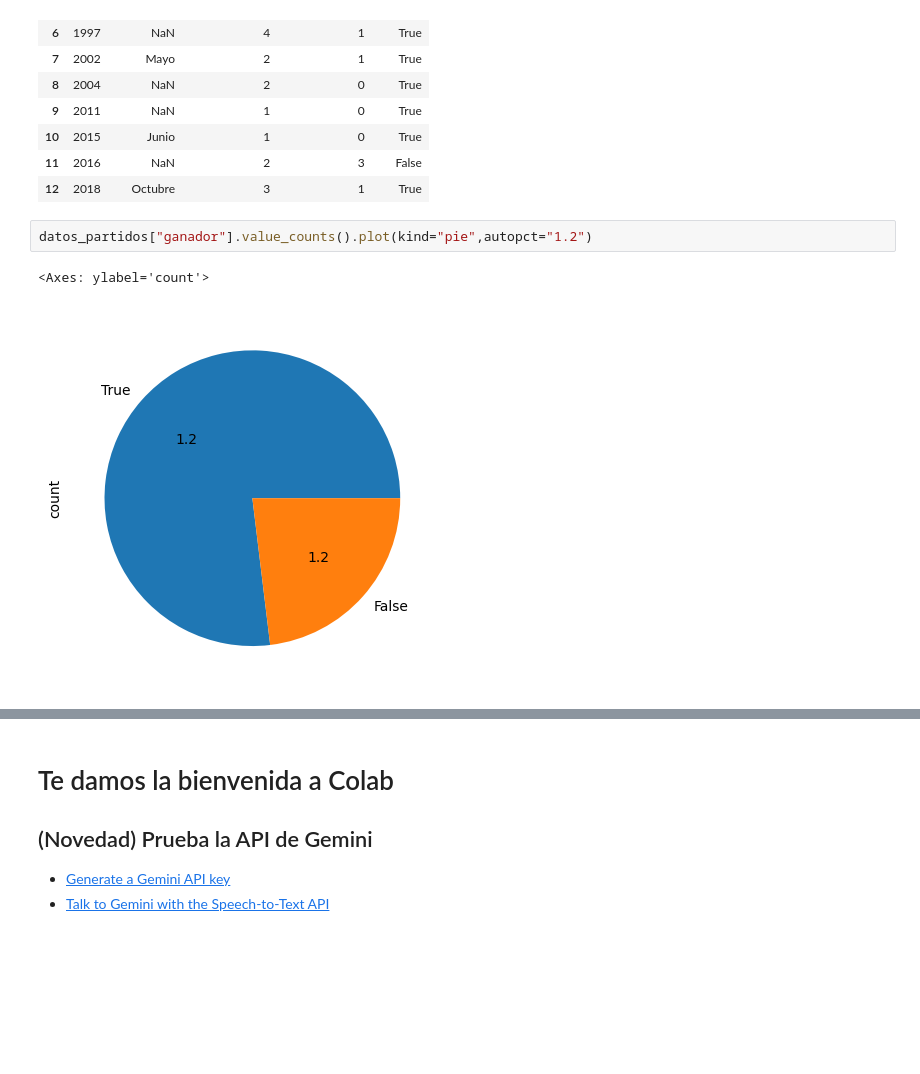
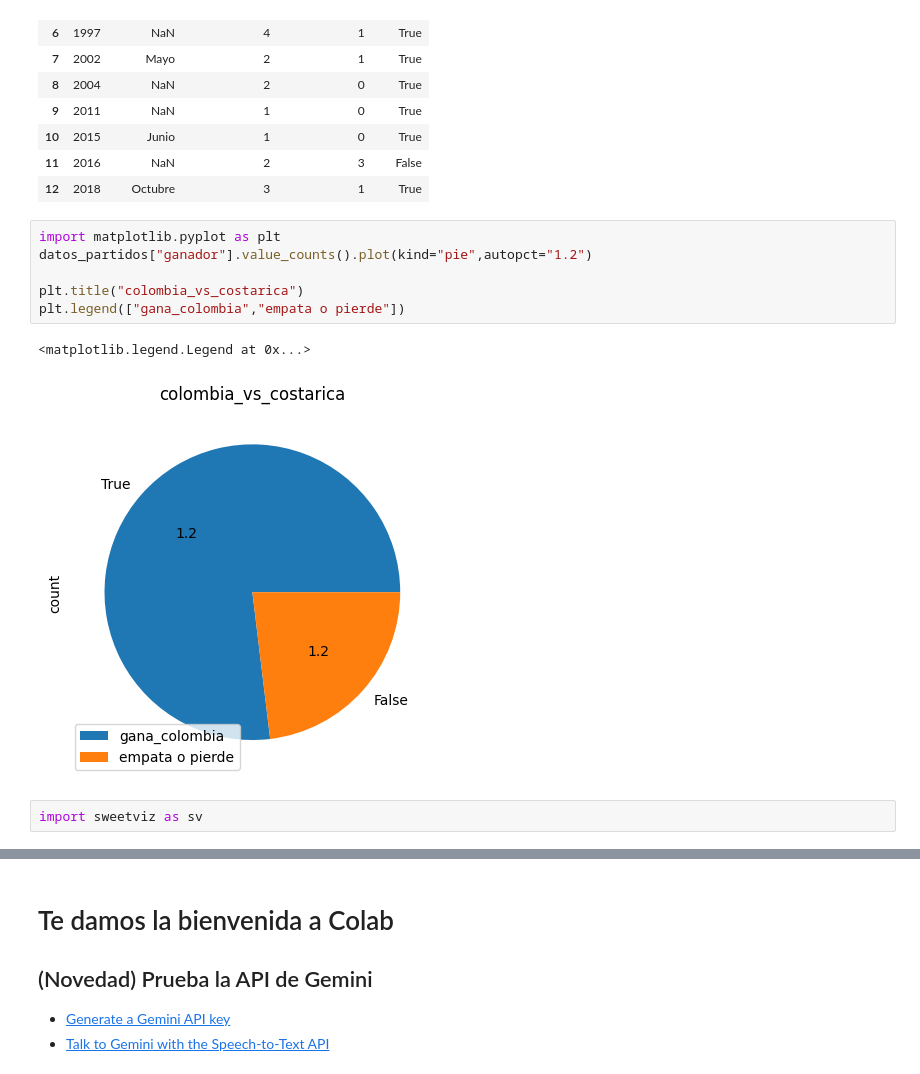
Before and after one commit to giraldoramiro/Clase, a Jupyter notebook: Te_damos_la_bienvenida_a_Colaboratory.ipynb, the cells around one changed output, grey strips where cells are left out. Saved outputs shown, nothing was run; the diff lists cells and outputs as text; blank space fills up the shorter version.

```diff
--- a/Te_damos_la_bienvenida_a_Colaboratory.ipynb
+++ b/Te_damos_la_bienvenida_a_Colaboratory.ipynb
@@ -72,7 +72,13 @@ datos_partidos
 | 11 | 2016 | NaN | 2 | 3 | False |
 | 12 | 2018 | Octubre | 3 | 1 | True |
 # %%
+import matplotlib.pyplot as plt
 datos_partidos["ganador"].value_counts().plot(kind="pie",autopct="1.2")
+
+plt.title("colombia_vs_costarica")
+plt.legend(["gana_colombia","empata o pierde"])
 # %% [output]
-<Axes: ylabel='count'>
+<matplotlib.legend.Legend at 0x...>
-[figure, old version]
+[figure, new version]
+# %%
+import sweetviz as sv
```
Also changed, not shown: parts of 3 cells of this notebook.
